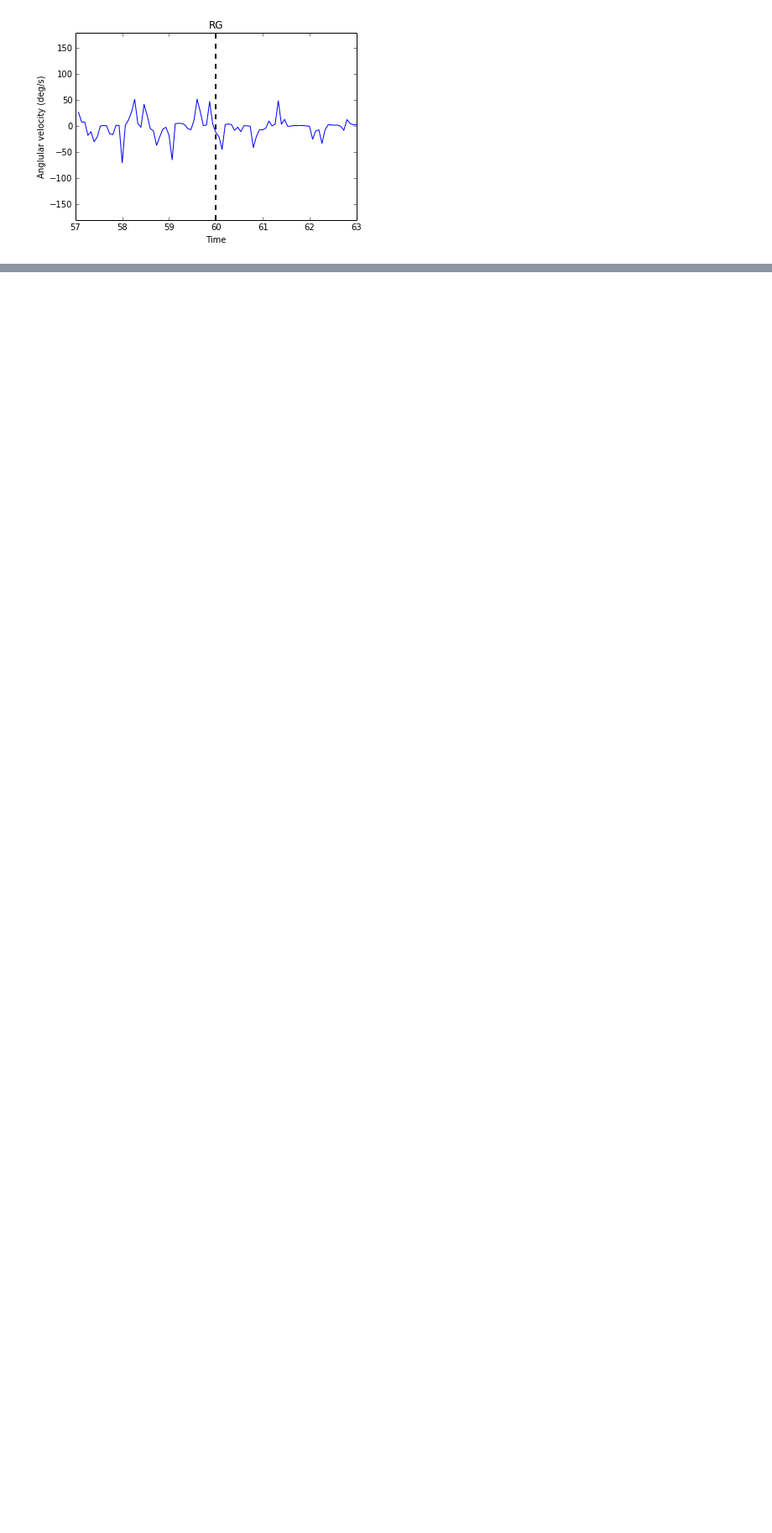
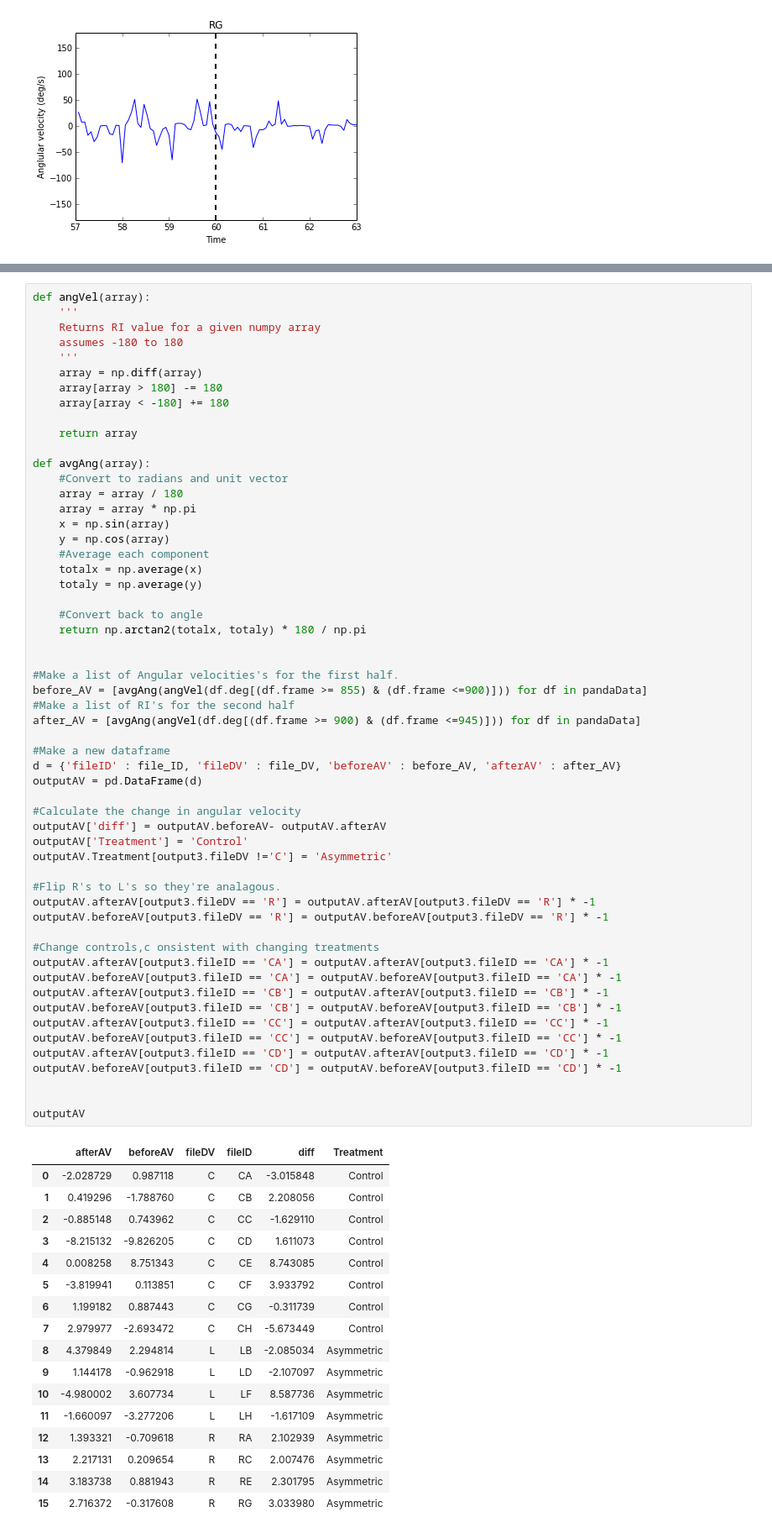
Before and after one commit to jbakcoleman/OpticFlowAnalysis, a Jupyter notebook: AsymetryAnalysis.ipynb, the cells around one changed output, grey strips where cells are left out. Shown: that part at 84% size. Drawn from its saved outputs; the diff is of its cells as text; blank space fills up the shorter version.

```diff
--- a/AsymetryAnalysis.ipynb
+++ b/AsymetryAnalysis.ipynb
@@ -160,0 +285,74 @@ for idx,Ang in enumerate(AngVels):
+# %%
+def angVel(array):
+    '''
+    Returns RI value for a given numpy array
+    assumes -180 to 180
+    '''
+    array = np.diff(array)
+    array[array > 180] -= 180
+    array[array < -180] += 180
+
+    return array
+
+def avgAng(array):
+    #Convert to radians and unit vector
+    array = array / 180
+    array = array * np.pi
+    x = np.sin(array)
+    y = np.cos(array)
+    #Average each component
+    totalx = np.average(x)
+    totaly = np.average(y)
+
+    #Convert back to angle
+    return np.arctan2(totalx, totaly) * 180 / np.pi
+
+
+#Make a list of Angular velocities's for the first half.
+before_AV = [avgAng(angVel(df.deg[(df.frame >= 855) & (df.frame <=900)])) for df in pandaData]
+#Make a list of RI's for the second half
+after_AV = [avgAng(angVel(df.deg[(df.frame >= 900) & (df.frame <=945)])) for df in pandaData]
+
+#Make a new dataframe
+d = {'fileID' : file_ID, 'fileDV' : file_DV, 'beforeAV' : before_AV, 'afterAV' : after_AV}
+outputAV = pd.DataFrame(d)
+
+#Calculate the change in angular velocity
+outputAV['diff'] = outputAV.beforeAV- outputAV.afterAV
+outputAV['Treatment'] = 'Control'
+outputAV.Treatment[output3.fileDV !='C'] = 'Asymmetric'
+
+#Flip R's to L's so they're analagous.
+outputAV.afterAV[output3.fileDV == 'R'] = outputAV.afterAV[output3.fileDV == 'R'] * -1
+outputAV.beforeAV[output3.fileDV == 'R'] = outputAV.beforeAV[output3.fileDV == 'R'] * -1
+
+#Change controls,c onsistent with changing treatments
+outputAV.afterAV[output3.fileID == 'CA'] = outputAV.afterAV[output3.fileID == 'CA'] * -1
+outputAV.beforeAV[output3.fileID == 'CA'] = outputAV.beforeAV[output3.fileID == 'CA'] * -1
+outputAV.afterAV[output3.fileID == 'CB'] = outputAV.afterAV[output3.fileID == 'CB'] * -1
+outputAV.beforeAV[output3.fileID == 'CB'] = outputAV.beforeAV[output3.fileID == 'CB'] * -1
+outputAV.afterAV[output3.fileID == 'CC'] = outputAV.afterAV[output3.fileID == 'CC'] * -1
+outputAV.beforeAV[output3.fileID == 'CC'] = outputAV.beforeAV[output3.fileID == 'CC'] * -1
+outputAV.afterAV[output3.fileID == 'CD'] = outputAV.afterAV[output3.fileID == 'CD'] * -1
+outputAV.beforeAV[output3.fileID == 'CD'] = outputAV.beforeAV[output3.fileID == 'CD'] * -1
+
+
+outputAV
+# %% [output]
+|  | afterAV | beforeAV | fileDV | fileID | diff | Treatment |
+| 0 | -2.028729 | 0.987118 | C | CA | -3.015848 | Control |
+| 1 | 0.419296 | -1.788760 | C | CB | 2.208056 | Control |
+| 2 | -0.885148 | 0.743962 | C | CC | -1.629110 | Control |
+| 3 | -8.215132 | -9.826205 | C | CD | 1.611073 | Control |
+| 4 | 0.008258 | 8.751343 | C | CE | 8.743085 | Control |
+| 5 | -3.819941 | 0.113851 | C | CF | 3.933792 | Control |
+| 6 | 1.199182 | 0.887443 | C | CG | -0.311739 | Control |
+| 7 | 2.979977 | -2.693472 | C | CH | -5.673449 | Control |
+| 8 | 4.379849 | 2.294814 | L | LB | -2.085034 | Asymmetric |
+| 9 | 1.144178 | -0.962918 | L | LD | -2.107097 | Asymmetric |
+| 10 | -4.980002 | 3.607734 | L | LF | 8.587736 | Asymmetric |
+| 11 | -1.660097 | -3.277206 | L | LH | -1.617109 | Asymmetric |
+| 12 | 1.393321 | -0.709618 | R | RA | 2.102939 | Asymmetric |
+| 13 | 2.217131 | 0.209654 | R | RC | 2.007476 | Asymmetric |
+| 14 | 3.183738 | 0.881943 | R | RE | 2.301795 | Asymmetric |
+| 15 | 2.716372 | -0.317608 | R | RG | 3.033980 | Asymmetric |
```
Also changed, not shown: parts of 10 cells of this notebook.
